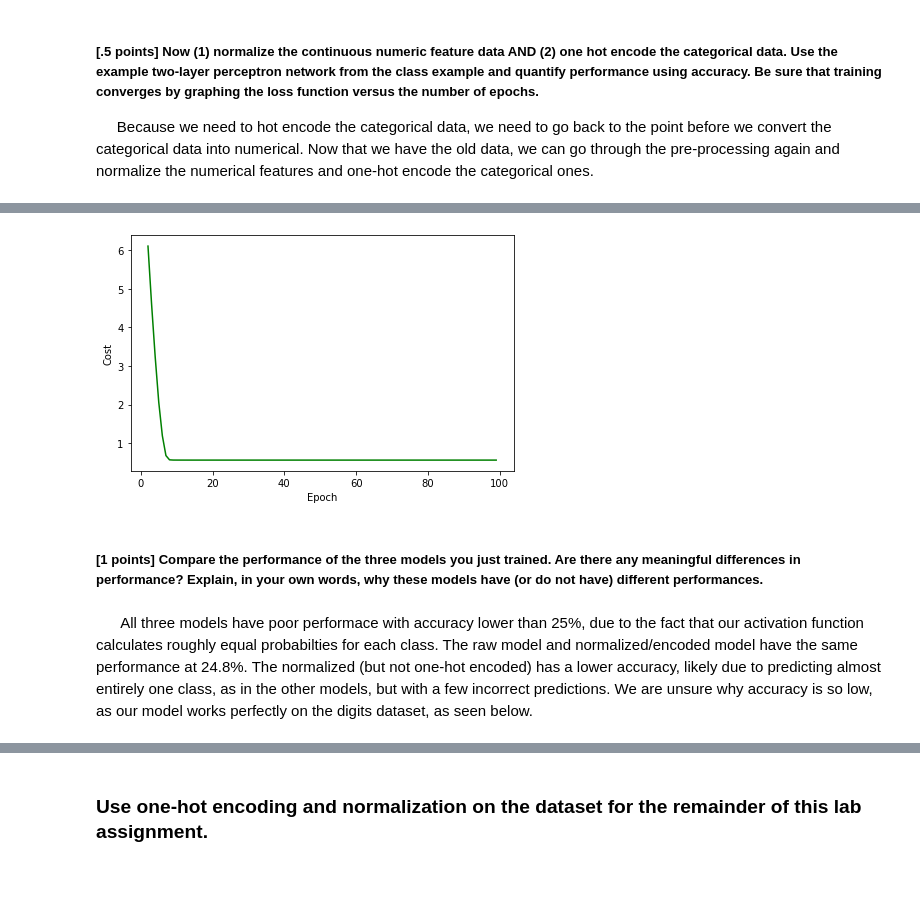
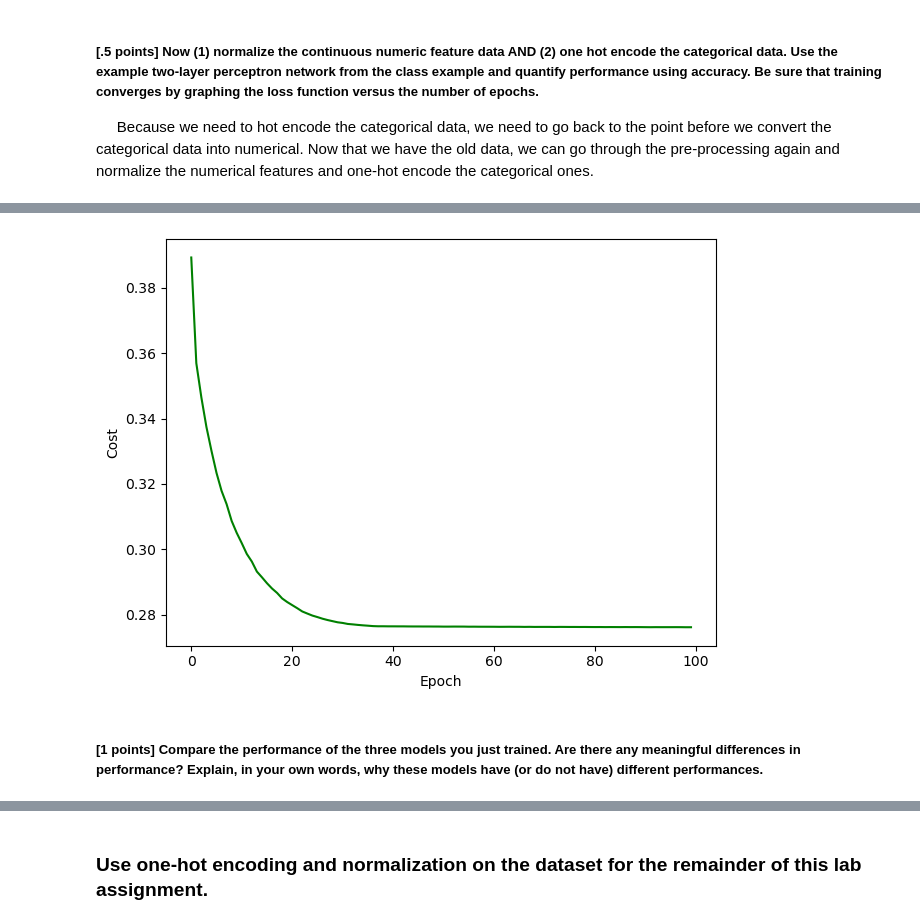
Before and after one commit to AlexShock66/LAB-4-MLP, a Jupyter notebook: MLP_Beaned.ipynb, the cells around one changed output, grey strips where cells are left out. Cells and saved outputs as stored; diff of their text form; code cells hidden in the pictures; blank space fills up the shorter version.

```diff
--- a/MLP_Beaned.ipynb
+++ b/MLP_Beaned.ipynb
@@ -669,12 +542,13 @@ y_train = y_train.values.ravel()
 X_train = train_data.drop(columns=['ChildPoverty'],inplace=False)
 X_train = np.array(X_train)
 
+
 y_test = pd.DataFrame(test_data['ChildPoverty'])
 y_test = y_test.values.ravel()
 X_test = test_data.drop(columns=['ChildPoverty'],inplace=False)
 X_test = np.array(X_test)
+
+y_train = y_train -1
+y_test = y_test -1
+
+print(np.unique(y_train),np.unique(y_test))
-# %%
-# normalize
-
-X_train = X_train / 249750.0 - 0.5
-X_test  = X_test / 243194.0 - 0.5
@@ -681,8 +574,16 @@ X_test  = X_test / 243194.0 - 0.5
 # %%
 %%time
+params = dict(C=0.01,
+              epochs=100,
+              eta=0.15,
+              alpha=0.1,
+              decrease_const=0.1,
+              minibatches=len(X_train)/32,
+              shuffle=True,
+              random_state=4)
 mlp3 = FullyFledgedTwoLayer(**params)
 
-mlp3.fit(X_train, y_train)
+mlp3.fit(X_train, y_train,print_progress=25)
 yhat = mlp3.predict(X_test)
-
+print(np.unique(yhat),np.unique(y_test))
 print("Accuracy:", accuracy_score(yhat, y_test))
@@ -693,15 +590,12 @@ Wall time: 9.98 s
 # %%
-cost_avgs = [np.mean(x) for x in mlp2.cost_]
+cost_avgs = [np.mean(x) for x in mlp3.cost_]
 
 plt.plot(range(len(cost_avgs)),cost_avgs, color='green')
 plt.ylabel("Cost")
 plt.xlabel("Epoch")
 plt.tight_layout()
 plt.show()
 # %% [output]
-[figure, old version]
+[figure, new version]
 # %% [markdown]
 ##### **[1 points]** Compare the performance of the three models you just trained. Are there any meaningful differences in performance? Explain, in your own words, why these models have (or do not have) different performances.
-# %% [markdown]
-&nbsp;&nbsp;&nbsp;&nbsp;&nbsp;
-All three models have poor performace with accuracy lower than 25%, due to the fact that our activation function calculates roughly equal probabilties for each class. The raw model and normalized/encoded model have the same performance at 24.8%. The normalized (but not one-hot encoded) has a lower accuracy, likely due to predicting almost entirely one class, as in the other models, but with a few incorrect predictions. We are unsure why accuracy is so low, as our model works perfectly on the digits dataset, as seen below.
```
Also changed, not shown: parts of 56 cells of this notebook.
